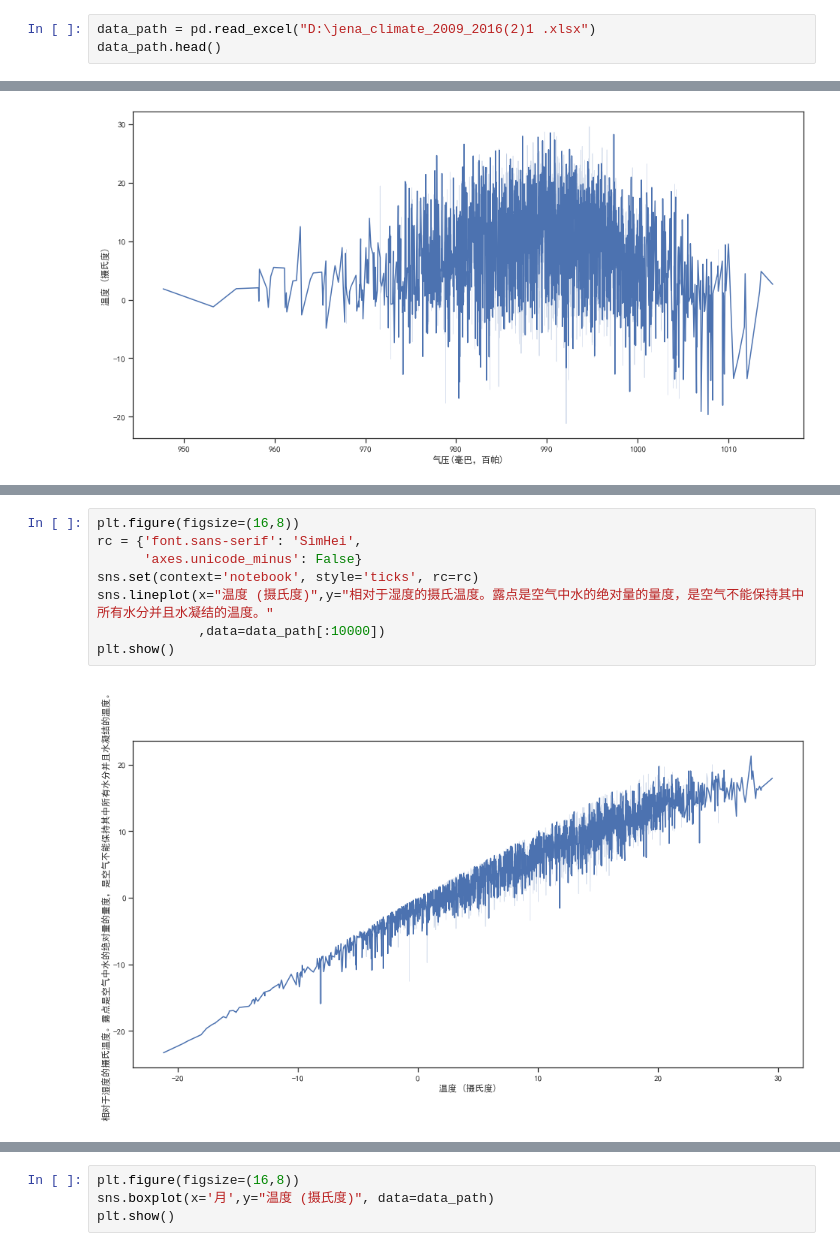
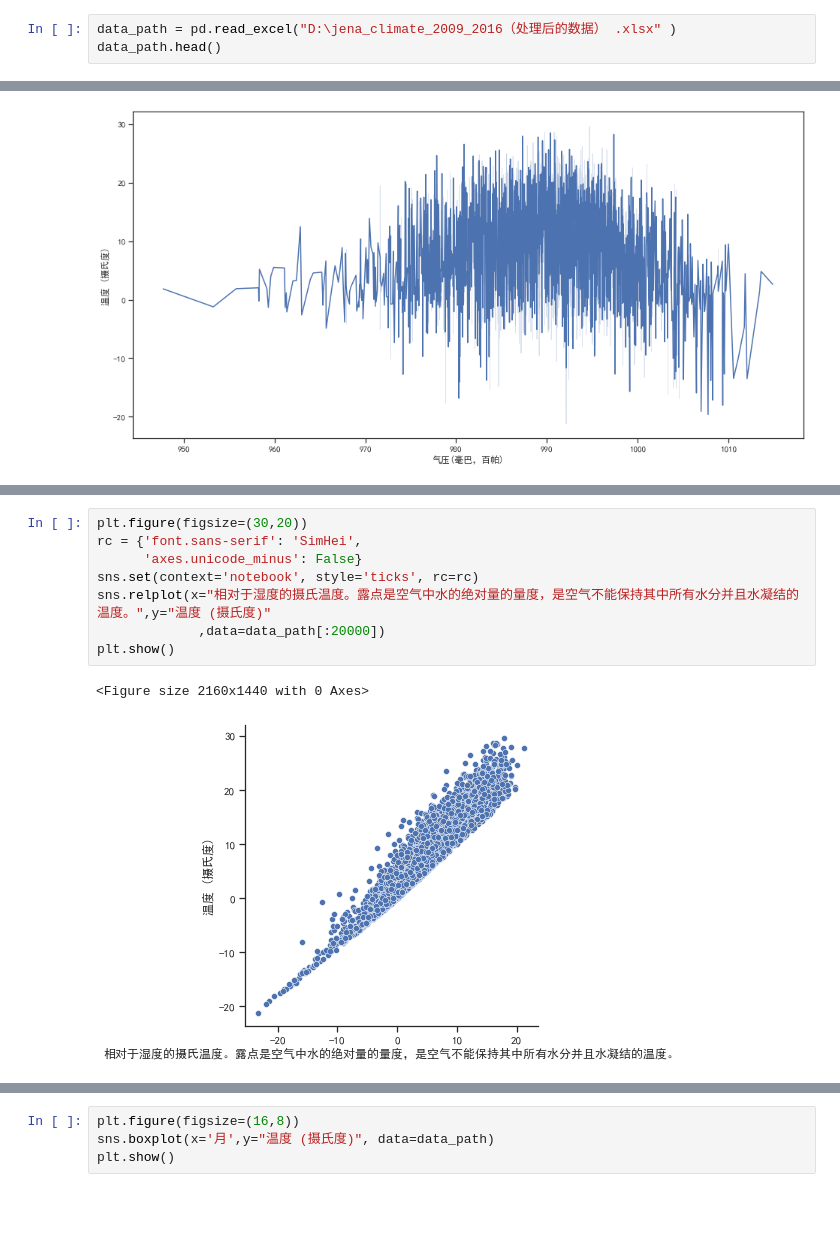
Before and after one commit to huangzhihao1/Jena-weather-data-visualization, a Jupyter notebook: 代码/耶拿天气数据.ipynb, the cells around one changed output, grey strips where cells are left out. Saved outputs shown, nothing was run; the diff lists cells and outputs as text; blank space fills up the shorter version.

```diff
--- a/代码/耶拿天气数据.ipynb
+++ b/代码/耶拿天气数据.ipynb
@@ -7,7 +7,7 @@ import os
 import pandas as pd
 import seaborn as sns
 # %%
-data_path = pd.read_excel("D:\jena_climate_2009_2016(2)1 .xlsx")
+data_path = pd.read_excel("D:\jena_climate_2009_2016（处理后的数据） .xlsx" )
 data_path.head()
 # %% [output]
 |  | 时间 | 气压(毫巴，百帕) | 温度 (摄氏度) | 热力学温度(开尔文) | 相对于湿度的摄氏温度。露点是空气中水的绝对量的量度，是空气不能保持... | 相对湿度% | 饱和蒸气压（毫巴） | 蒸汽压力（毫巴） | ... |
@@ -36,13 +36,14 @@ plt.show()
 # %%
-plt.figure(figsize=(16,8))
+plt.figure(figsize=(30,20))
 rc = {'font.sans-serif': 'SimHei',
       'axes.unicode_minus': False}
 sns.set(context='notebook', style='ticks', rc=rc)
-sns.lineplot(x="温度 (摄氏度)",y="相对于湿度的摄氏温度。露点是空气中水的绝对量的量度，是空气不能保持其中所有水分并且水凝结的温度。"
-             ,data=data_path[:10000])
+sns.relplot(x="相对于湿度的摄氏温度。露点是空气中水的绝对量的量度，是空气不能保持其中所有水分并且水凝结的温度。",y="温度 (摄氏度)"
+             ,data=data_path[:20000])
 plt.show()
 # %% [output]
+<Figure size 2160x1440 with 0 Axes>
-[figure, old version]
+[figure, new version]
 # %%
 plt.figure(figsize=(16,8))
 rc = {'font.sans-serif': 'SimHei',
```
Also changed, not shown: parts of 3 cells of this notebook, 1 other file.
